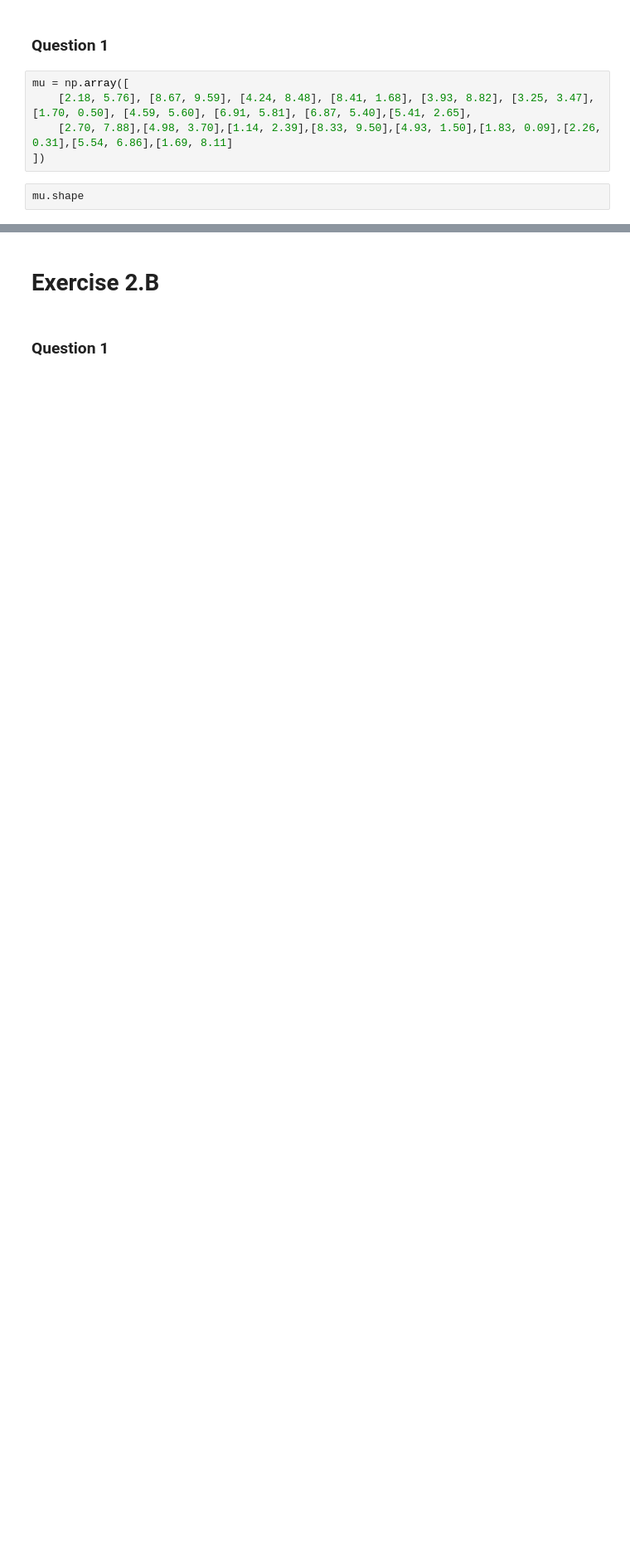
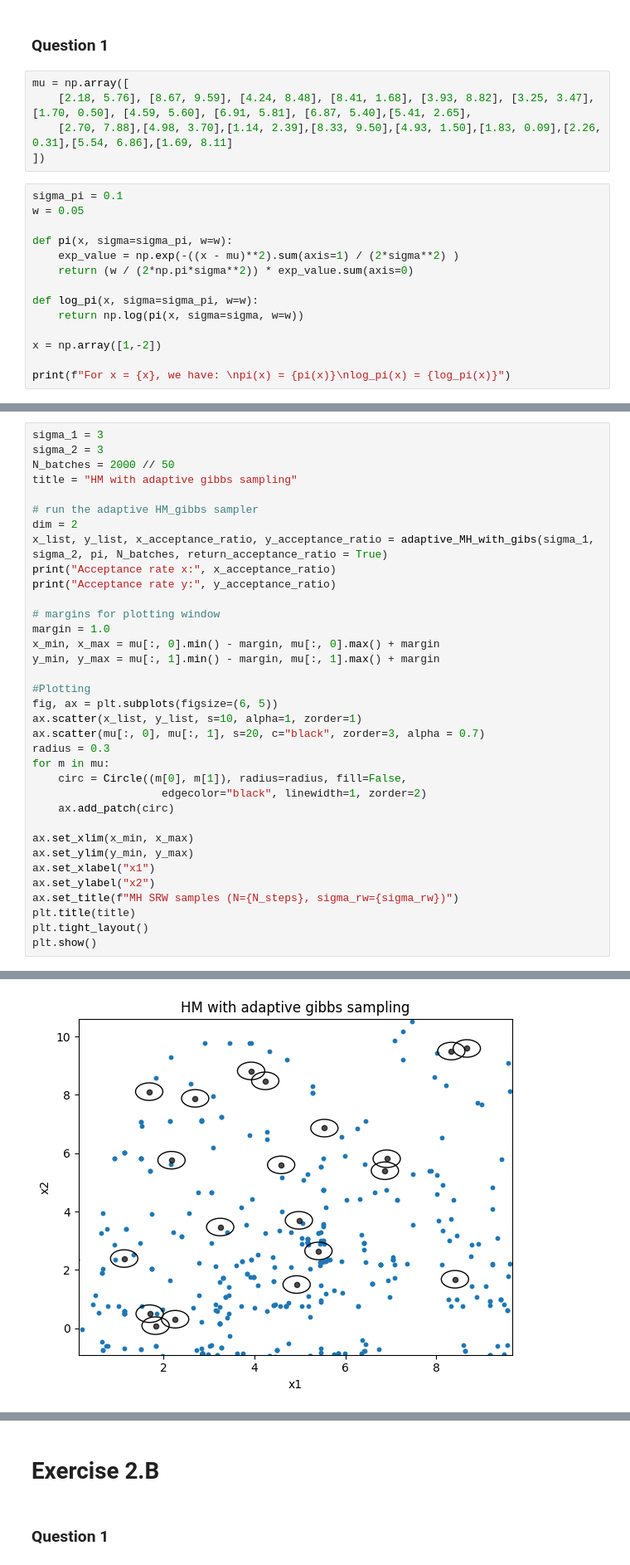
Before and after one commit to T-prog123/MVA_code, a Jupyter notebook: computational_statistics/tp4_computational_statistics.ipynb, the cells around one changed output, grey strips where cells are left out. Shown at 83% size. Cells and saved outputs as stored; diff of their text form; blank space fills up the shorter version.

```diff
--- a/computational_statistics/tp4_computational_statistics.ipynb
+++ b/computational_statistics/tp4_computational_statistics.ipynb
@@ -297,5 +280,17 @@ mu = np.array([
     [2.70, 7.88],[4.98, 3.70],[1.14, 2.39],[8.33, 9.50],[4.93, 1.50],[1.83, 0.09],[2.26, 0.31],[5.54, 6.86],[1.69, 8.11]
 ])
 # %%
-mu.shape
+sigma_pi = 0.1
+w = 0.05
+
+def pi(x, sigma=sigma_pi, w=w):
+    exp_value = np.exp(-((x - mu)**2).sum(axis=1) / (2*sigma**2) )
+    return (w / (2*np.pi*sigma**2)) * exp_value.sum(axis=0)
+
+def log_pi(x, sigma=sigma_pi, w=w):
+    return np.log(pi(x, sigma=sigma, w=w))
+
+x = np.array([1,-2])
+
+print(f"For x = {x}, we have: \npi(x) = {pi(x)}\nlog_pi(x) = {log_pi(x)}")
 # %% [output]
@@ -314,0 +397,36 @@ exp_matrix.shape
+# %%
+sigma_1 = 3
+sigma_2 = 3
+N_batches = 2000 // 50
+title = "HM with adaptive gibbs sampling"
+
+# run the adaptive HM_gibbs sampler
+dim = 2
+x_list, y_list, x_acceptance_ratio, y_acceptance_ratio = adaptive_MH_with_gibs(sigma_1, sigma_2, pi, N_batches, return_acceptance_ratio = True)
+print("Acceptance rate x:", x_acceptance_ratio)
+print("Acceptance rate y:", y_acceptance_ratio)
+
+# margins for plotting window
+margin = 1.0
+x_min, x_max = mu[:, 0].min() - margin, mu[:, 0].max() + margin
+y_min, y_max = mu[:, 1].min() - margin, mu[:, 1].max() + margin
+
+#Plotting
+fig, ax = plt.subplots(figsize=(6, 5))
+ax.scatter(x_list, y_list, s=10, alpha=1, zorder=1)
+ax.scatter(mu[:, 0], mu[:, 1], s=20, c="black", zorder=3, alpha = 0.7)
+radius = 0.3
+for m in mu:
+    circ = Circle((m[0], m[1]), radius=radius, fill=False,
+                    edgecolor="black", linewidth=1, zorder=2)
+    ax.add_patch(circ)
+
+ax.set_xlim(x_min, x_max)
+ax.set_ylim(y_min, y_max)
+ax.set_xlabel("x1")
+ax.set_ylabel("x2")
+ax.set_title(f"MH SRW samples (N={N_steps}, sigma_rw={sigma_rw})")
+plt.title(title)
+plt.tight_layout()
+plt.show()
+# %% [output]
@@ -314,0 +435 @@ exp_matrix.shape
+[figure, added]
```
Also changed, not shown: parts of 19 cells of this notebook.
